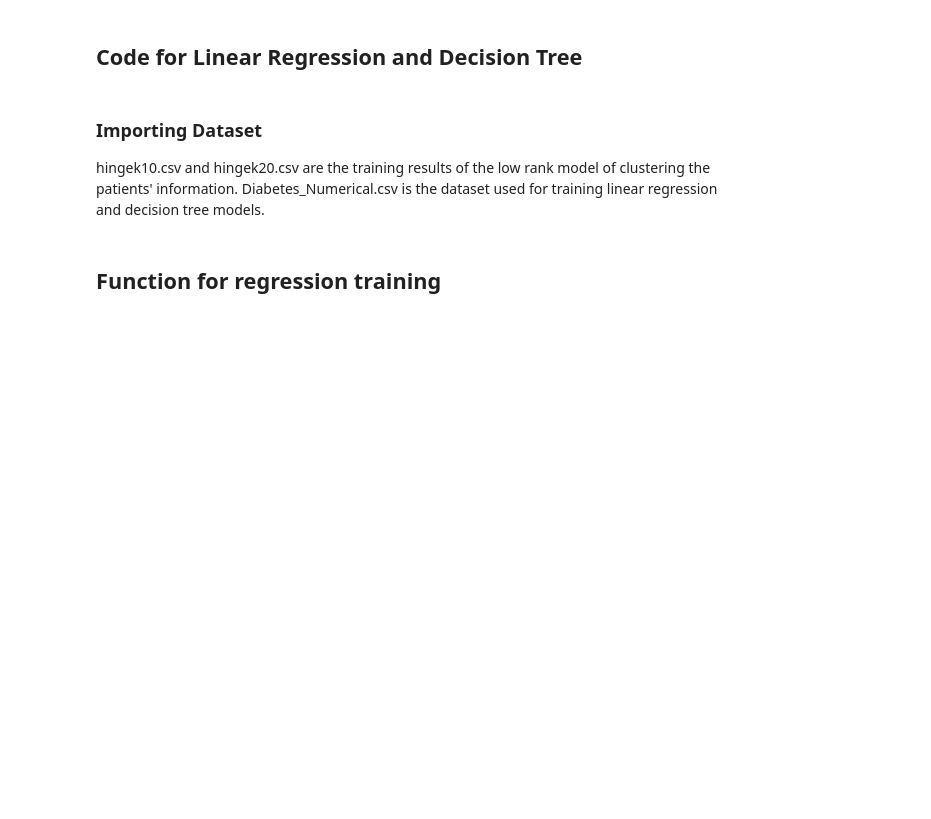
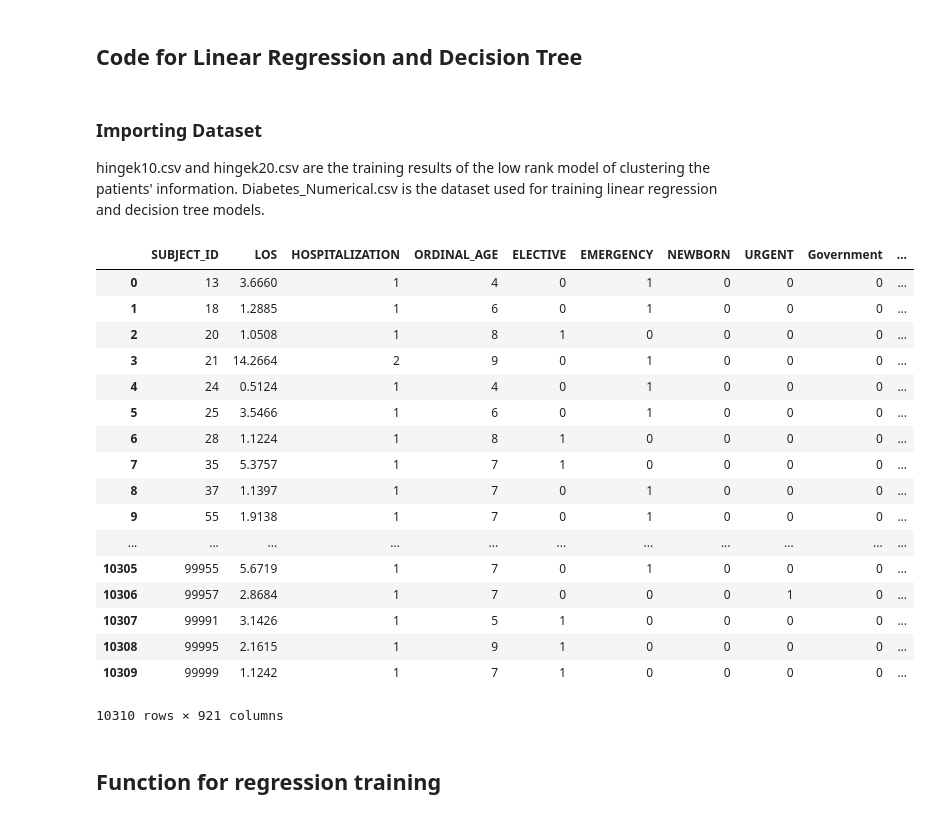
Before and after one commit to Raye2333/mimic3-research, a Jupyter notebook: code/diabetes_regression_code.ipynb, the cells around one changed output. Drawn from its saved outputs; the diff is of its cells as text; code cells hidden in the pictures; blank space fills up the shorter version.

```diff
--- a/code/diabetes_regression_code.ipynb
+++ b/code/diabetes_regression_code.ipynb
@@ -27,3 +29,24 @@ df_pat = pd.read_csv('../data/Diabetes_Numerical.csv')
+# %%
+df_pat
+# %% [output]
+|  | SUBJECT_ID | LOS | HOSPITALIZATION | ORDINAL_AGE | ELECTIVE | EMERGENCY | NEWBORN | URGENT | Government | ... |
+| 0 | 13 | 3.6660 | 1 | 4 | 0 | 1 | 0 | 0 | 0 | ... |
+| 1 | 18 | 1.2885 | 1 | 6 | 0 | 1 | 0 | 0 | 0 | ... |
+| 2 | 20 | 1.0508 | 1 | 8 | 1 | 0 | 0 | 0 | 0 | ... |
+| 3 | 21 | 14.2664 | 2 | 9 | 0 | 1 | 0 | 0 | 0 | ... |
+| 4 | 24 | 0.5124 | 1 | 4 | 0 | 1 | 0 | 0 | 0 | ... |
+| 5 | 25 | 3.5466 | 1 | 6 | 0 | 1 | 0 | 0 | 0 | ... |
+| 6 | 28 | 1.1224 | 1 | 8 | 1 | 0 | 0 | 0 | 0 | ... |
+| 7 | 35 | 5.3757 | 1 | 7 | 1 | 0 | 0 | 0 | 0 | ... |
+| 8 | 37 | 1.1397 | 1 | 7 | 0 | 1 | 0 | 0 | 0 | ... |
+| 9 | 55 | 1.9138 | 1 | 7 | 0 | 1 | 0 | 0 | 0 | ... |
+| ... | ... | ... | ... | ... | ... | ... | ... | ... | ... | ... |
+| 10305 | 99955 | 5.6719 | 1 | 7 | 0 | 1 | 0 | 0 | 0 | ... |
+| 10306 | 99957 | 2.8684 | 1 | 7 | 0 | 0 | 0 | 1 | 0 | ... |
+| 10307 | 99991 | 3.1426 | 1 | 5 | 1 | 0 | 0 | 0 | 0 | ... |
+| 10308 | 99995 | 2.1615 | 1 | 9 | 1 | 0 | 0 | 0 | 0 | ... |
+| 10309 | 99999 | 1.1242 | 1 | 7 | 1 | 0 | 0 | 0 | 0 | ... |
+10310 rows × 921 columns
 # %% [markdown]
 ## Function for regression training
 # %%
```
Also changed, not shown: parts of 8 cells of this notebook.
